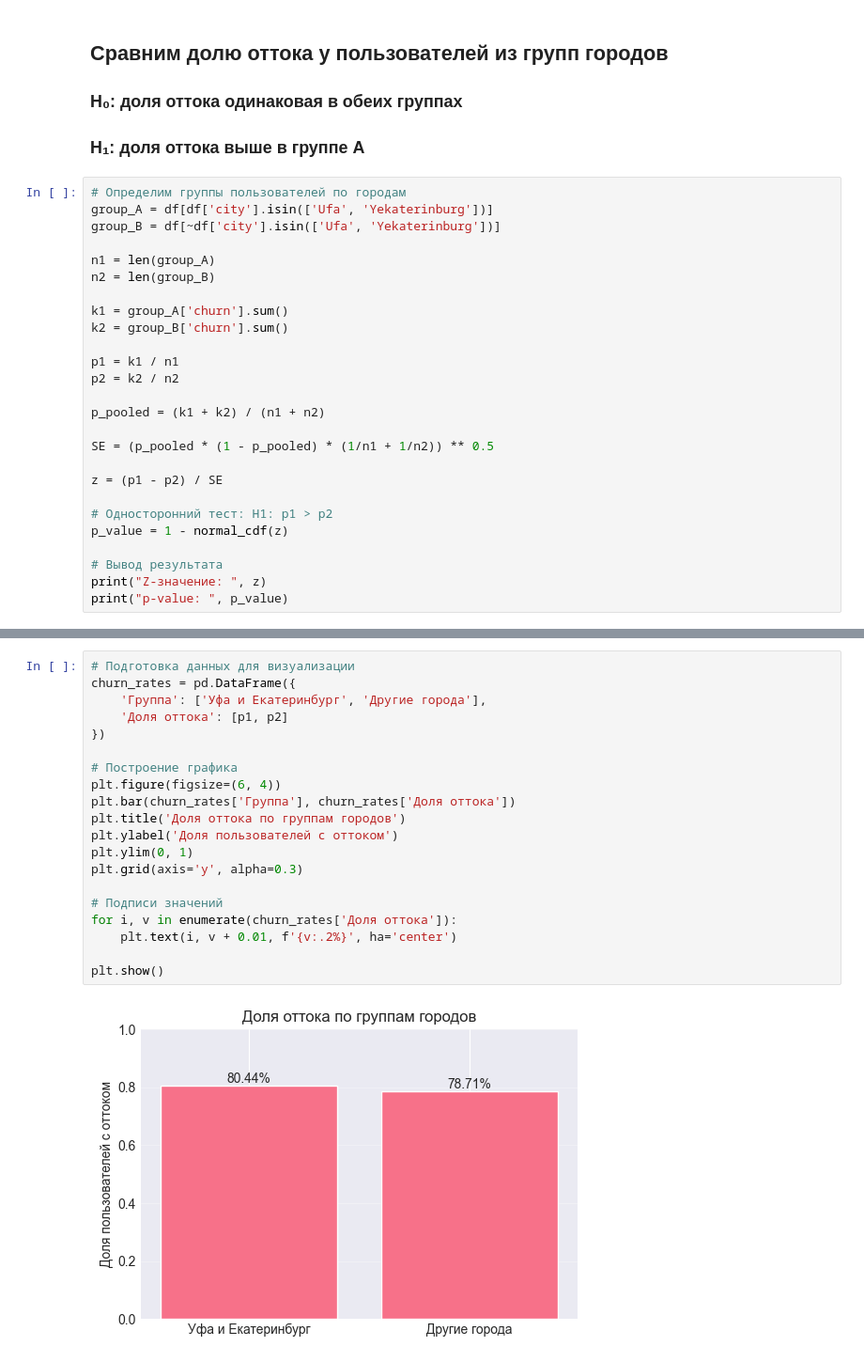
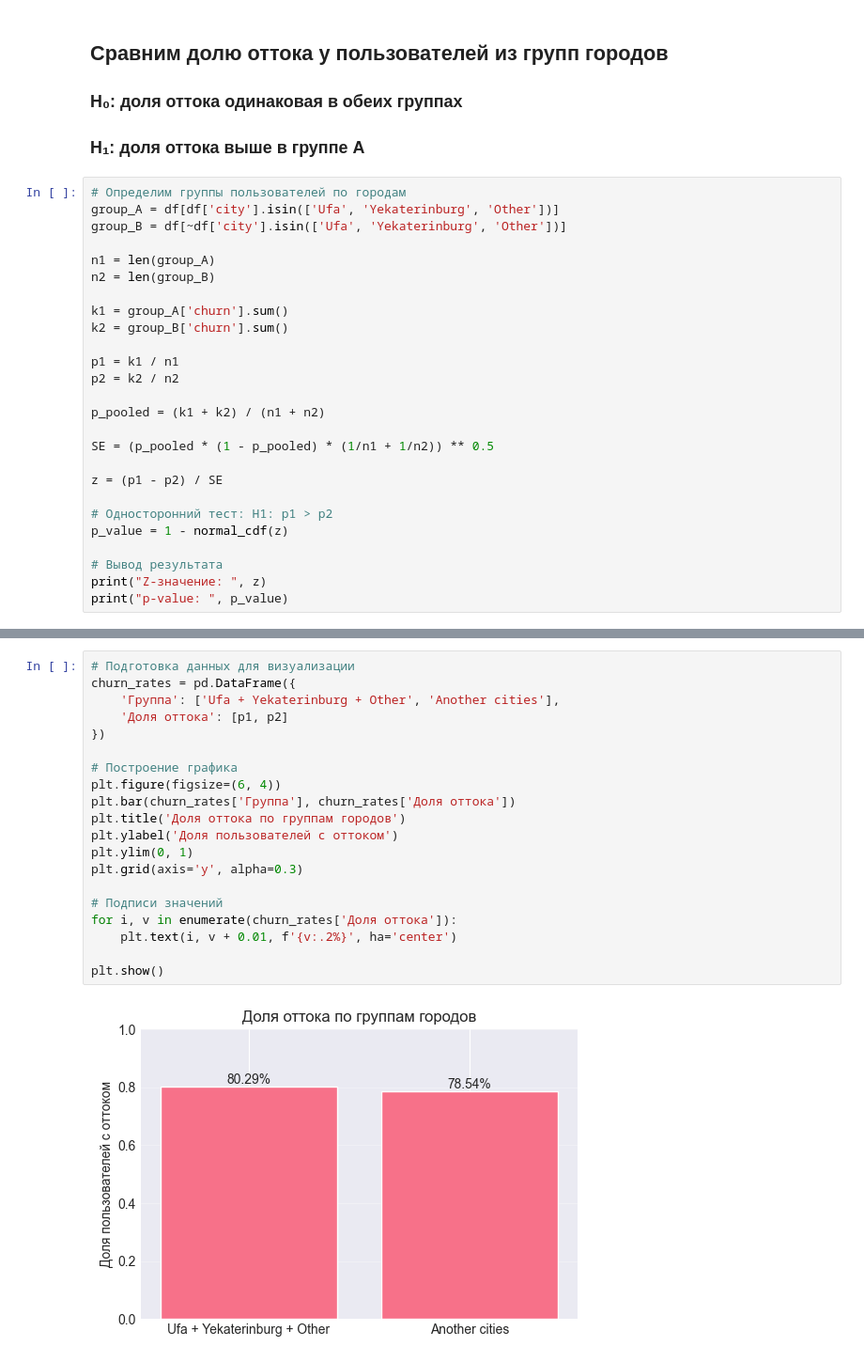
Before and after one commit to antosden/video-platform-churn-analysis, a Jupyter notebook: Команда_12_Чек-пойнт_1.ipynb, the cells around one changed output, grey strips where cells are left out. Shown at 94% size. Cells and saved outputs as stored; diff of their text form.

```diff
--- a/Команда_12_Чек-пойнт_1.ipynb
+++ b/Команда_12_Чек-пойнт_1.ipynb
@@ -2018,8 +2019,8 @@ plt.show()
 ### H₁: доля оттока выше в группе А
 # %%
 # Определим группы пользователей по городам
-group_A = df[df['city'].isin(['Ufa', 'Yekaterinburg'])]
-group_B = df[~df['city'].isin(['Ufa', 'Yekaterinburg'])]
+group_A = df[df['city'].isin(['Ufa', 'Yekaterinburg', 'Other'])]
+group_B = df[~df['city'].isin(['Ufa', 'Yekaterinburg', 'Other'])]
 
 n1 = len(group_A)
 n2 = len(group_B)
@@ -2051,23 +2052,23 @@ p-value:  0.008718791658075875
 # %%
 # Подготовка данных для визуализации
 churn_rates = pd.DataFrame({
-    'Группа': ['Уфа и Екатеринбург', 'Другие города'],
+    'Группа': ['Ufa + Yekaterinburg + Other', 'Another cities'],
     'Доля оттока': [p1, p2]
 })
 
 # Построение графика
 plt.figure(figsize=(6, 4))
 plt.bar(churn_rates['Группа'], churn_rates['Доля оттока'])
 plt.title('Доля оттока по группам городов')
 plt.ylabel('Доля пользователей с оттоком')
 plt.ylim(0, 1)
 plt.grid(axis='y', alpha=0.3)
 
 # Подписи значений
 for i, v in enumerate(churn_rates['Доля оттока']):
     plt.text(i, v + 0.01, f'{v:.2%}', ha='center')
 
 plt.show()
 # %% [output]
-[figure, old version]
+[figure, new version]
 # %% [markdown]
```
Also changed, not shown: parts of 8 cells of this notebook, 1 other file.
